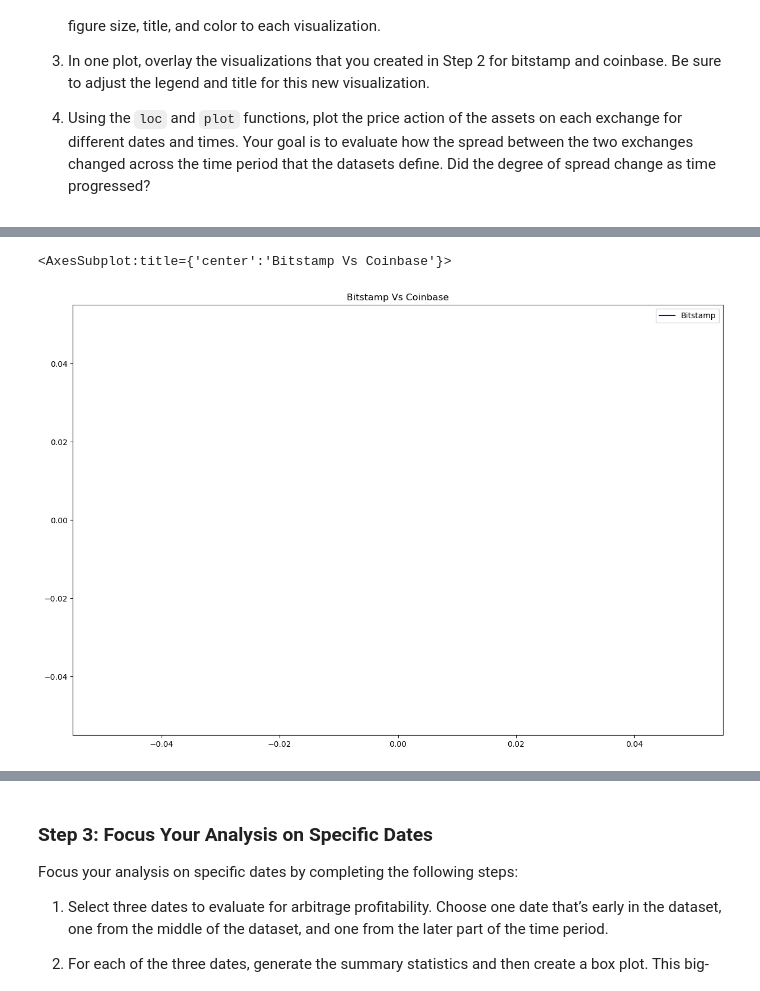
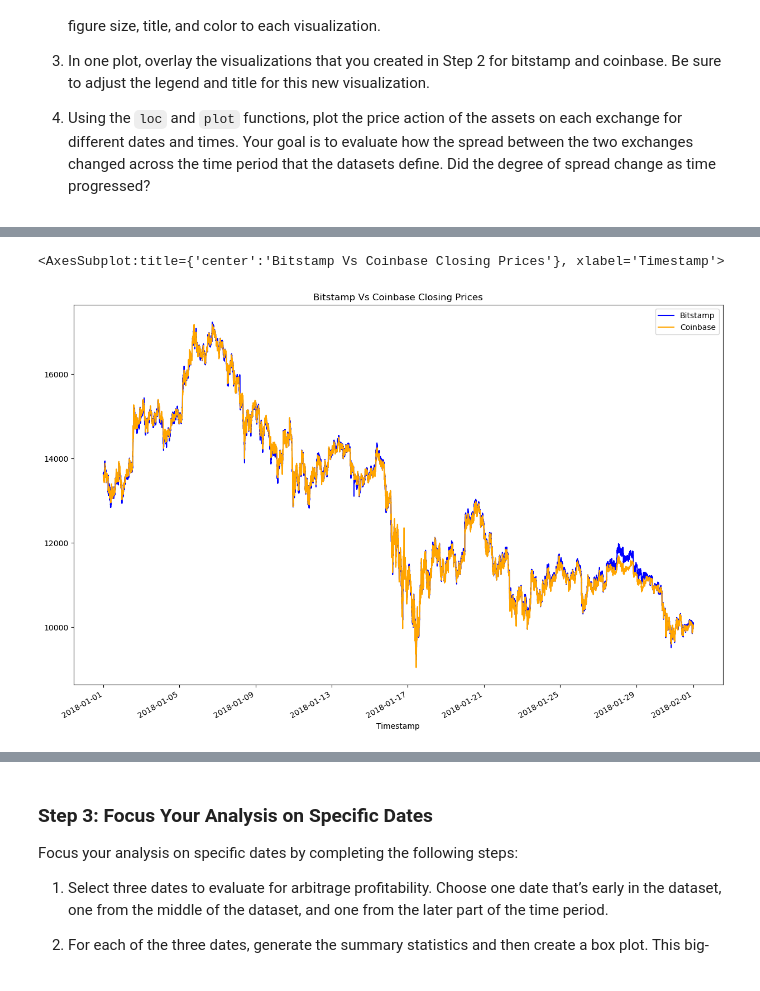
Before and after one commit to anuraggargLTI/module3challenge, a Jupyter notebook: crypto_arbitrage.ipynb, the cells around one changed output, grey strips where cells are left out. Drawn from its saved outputs; the diff is of its cells as text; code cells hidden in the pictures.

```diff
--- a/crypto_arbitrage.ipynb
+++ b/crypto_arbitrage.ipynb
@@ -137,5 +152,7 @@ BTC Volume        0
 USD Volume        0
 Weighted Price    0
 dtype: int64
-# %%
-coinbase.loc[:,"Close"] = coinbase.loc[:,"Close"].str.replace("$","")
+# %%
+# Step 2: Use the str.replace function to remove the dollar sign, $
+coinbase['Close'] = coinbase['Close'].str.replace("$","")
+coinbase.head()
@@ -142,11 +167,13 @@ coinbase.loc[:,"Close"] = coinbase.loc[:,"Close"].str.replace("$","")
 # %%
-coinbase.loc[:,"Close"]= coinbase.loc[:,"Close"].astype(float)
-coinbase["Close"].dtypes
+# Step 3 : Convert the Close data type to a float
+coinbase['Close']=coinbase['Close'].astype(float)
+coinbase['Close'].dtypes
 # %% [output]
 dtype('float64')
 # %%
-coinbase.duplicated().sum()
-if(coinbase.duplicated().sum()>0):
+# Step 4 : Review the data for duplicate values, and drop them if necessary
+number_of_duplicates=coinbase.duplicated().sum()
+if(number_of_duplicates>0):
     coinbase = coinbase.drop_duplicates()
 coinbase.duplicated().sum()
 # %% [output]
@@ -263,18 +293,15 @@ coinbase_sliced.plot(x="Timestamp",y="Close",legend=True,figsize=(15,10),color="
 # %%
 # Using the loc and plot functions, create an overlay plot that visualizes
 # the price action of both DataFrames for a one month period early in the dataset
 # Be sure to include the parameters: legend, figure size, title, and color and label
-bitstamp_sliced.tail()
-bitstamp_sliced["Close"].loc["2018-01":"2018-03"].plot(x="Timestamp",y="Close",legend=True,figsize=(15,10),
-                                                    title="Bitstamp Vs Coinbase",color="blue",label="Bitstamp")
-
-#coinbase_month_df=coinbase.loc["2018-01-01":"2018-01-31"]
-#bitstamp_month_df.head()
-#coinbase_month_df.head()
-#
+bitstamp['Close'].loc["2018-01-01":"2018-01-31"].plot(
+                                legend=True, figsize=(15, 10), title="Bitstamp Vs Coinbase Closing Prices",
+                                                    color="blue", label="Bitstamp")
+coinbase['Close'].loc["2018-01-01":"2018-01-31"].plot(
+                                legend=True, figsize=(15, 10),color="orange", label="Coinbase")
 # %% [output]
-<AxesSubplot:title={'center':'Bitstamp Vs Coinbase'}>
+<AxesSubplot:title={'center':'Bitstamp Vs Coinbase Closing Prices'}, xlabel='Timestamp'>
-[figure, old version]
+[figure, new version]
 # %%
 # Using the loc and plot functions, create an overlay plot that visualizes
 # the price action of both DataFrames for a one month period later in the dataset
```
Also changed, not shown: parts of 20 cells of this notebook.
